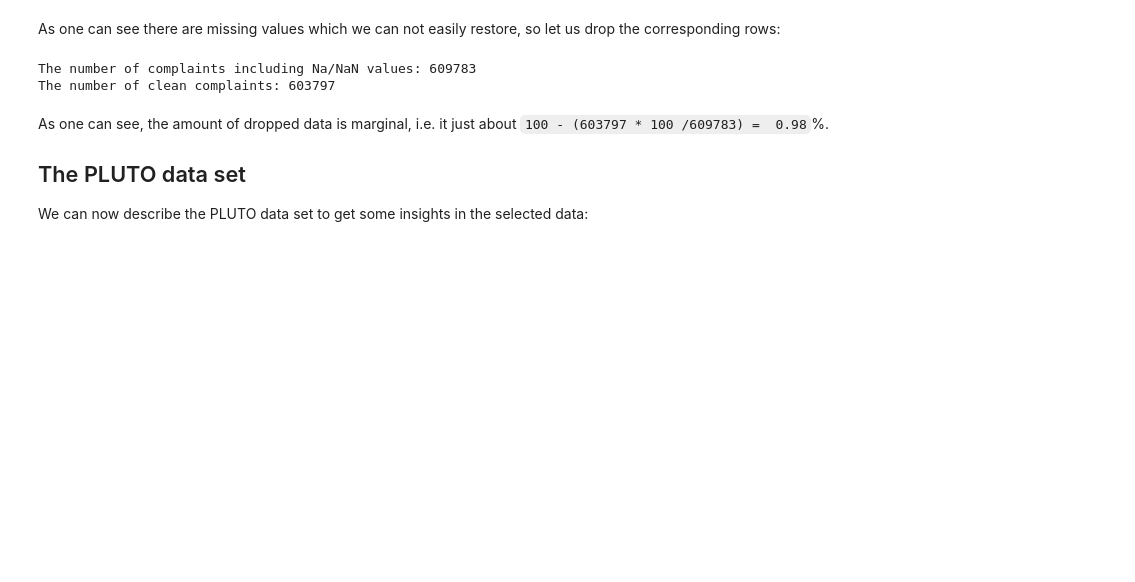
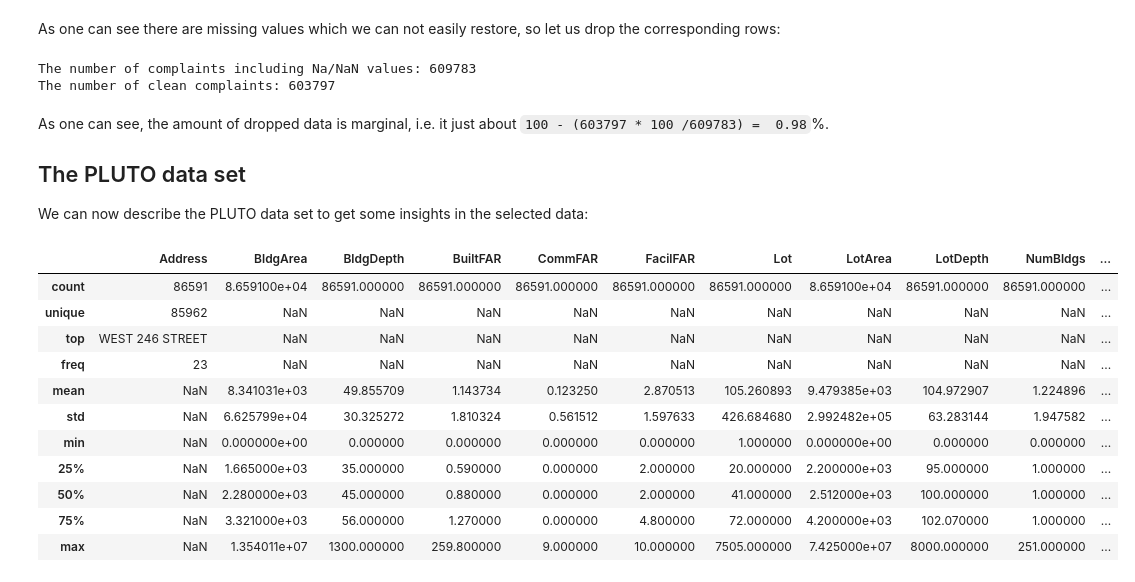
Before and after one commit to ivan-zapreev/data-science-python-projects, a Jupyter notebook: IBM_DS0720EN/capstone_03.ipynb, the cells around one changed output. Saved outputs shown, nothing was run; the diff lists cells and outputs as text; code cells hidden in the pictures; blank space fills up the shorter version.

```diff
--- a/IBM_DS0720EN/capstone_03.ipynb
+++ b/IBM_DS0720EN/capstone_03.ipynb
@@ -242,3 +243,19 @@ As one can see, the amount of dropped data is marginal, i.e. it just about `100
 
 ## The PLUTO data set
 We can now describe the PLUTO data set to get some insights in the selected data:
+# %%
+bx_desc = bx_df.describe(include='all')
+display(bx_desc)
+# %% [output]
+|  | Address | BldgArea | BldgDepth | BuiltFAR | CommFAR | FacilFAR | Lot | LotArea | LotDepth | NumBldgs | ... |
+| count | 86591 | 8.659100e+04 | 86591.000000 | 86591.000000 | 86591.000000 | 86591.000000 | 86591.000000 | 8.659100e+04 | 86591.000000 | 86591.000000 | ... |
+| unique | 85962 | NaN | NaN | NaN | NaN | NaN | NaN | NaN | NaN | NaN | ... |
+| top | WEST 246 STREET | NaN | NaN | NaN | NaN | NaN | NaN | NaN | NaN | NaN | ... |
+| freq | 23 | NaN | NaN | NaN | NaN | NaN | NaN | NaN | NaN | NaN | ... |
+| mean | NaN | 8.341031e+03 | 49.855709 | 1.143734 | 0.123250 | 2.870513 | 105.260893 | 9.479385e+03 | 104.972907 | 1.224896 | ... |
+| std | NaN | 6.625799e+04 | 30.325272 | 1.810324 | 0.561512 | 1.597633 | 426.684680 | 2.992482e+05 | 63.283144 | 1.947582 | ... |
+| min | NaN | 0.000000e+00 | 0.000000 | 0.000000 | 0.000000 | 0.000000 | 1.000000 | 0.000000e+00 | 0.000000 | 0.000000 | ... |
+| 25% | NaN | 1.665000e+03 | 35.000000 | 0.590000 | 0.000000 | 2.000000 | 20.000000 | 2.200000e+03 | 95.000000 | 1.000000 | ... |
+| 50% | NaN | 2.280000e+03 | 45.000000 | 0.880000 | 0.000000 | 2.000000 | 41.000000 | 2.512000e+03 | 100.000000 | 1.000000 | ... |
+| 75% | NaN | 3.321000e+03 | 56.000000 | 1.270000 | 0.000000 | 4.800000 | 72.000000 | 4.200000e+03 | 102.070000 | 1.000000 | ... |
+| max | NaN | 1.354011e+07 | 1300.000000 | 259.800000 | 9.000000 | 10.000000 | 7505.000000 | 7.425000e+07 | 8000.000000 | 251.000000 | ... |
```
Also changed, not shown: parts of 14 cells of this notebook.
